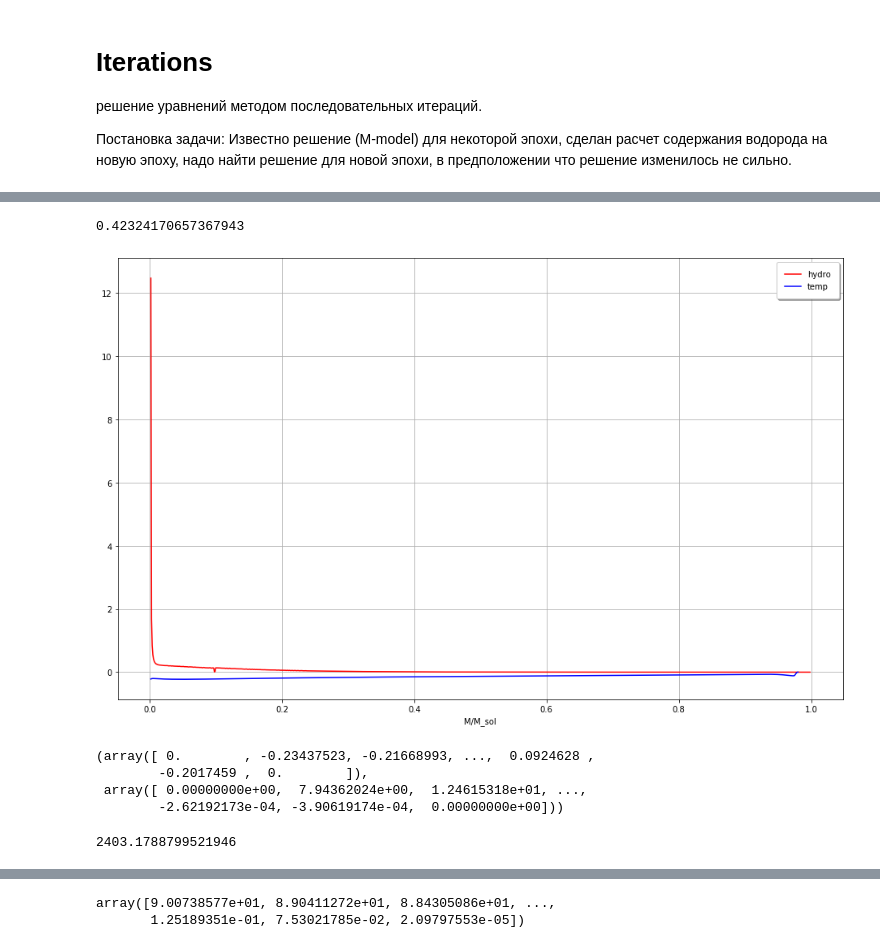
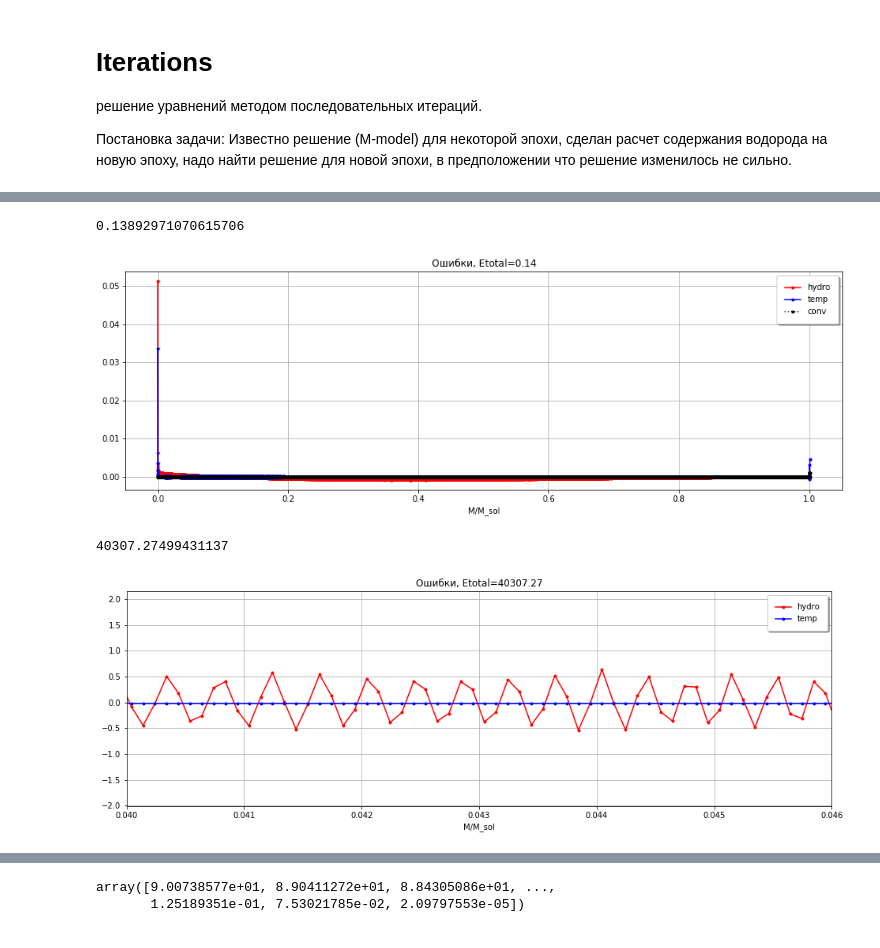
Before and after one commit to boangri/StarModels, a Jupyter notebook: Iterations.ipynb, the cells around one changed output, grey strips where cells are left out. Cells and saved outputs as stored; diff of their text form; code cells hidden in the pictures.

```diff
--- a/Iterations.ipynb
+++ b/Iterations.ipynb
@@ -29,7 +24,7 @@ pi = math.pi
 Z = s.Z
 # %%
 def load_model(epoch):
-    filename = 'Mass/3epoch%.02d.csv' % epoch
+    filename = 'Mass/4epoch%.02d.csv' % epoch
     return pd.read_csv(filename)
 # %%
 # Загружаем известное решение (M-model)
@@ -133,6 +109,35 @@ def Error(df):
+# %%
+etot = Error(df0)
+etot
+# %% [output]
+0.13892971070615706
+# %%
+plt.figure(figsize=(16, 5))
+ax = plt.axes()
+m1 = m/s.M
+plt.plot(m1[1:-1], ea[1:-1], marker='.', color='red', label='hydro')
+plt.plot(m1[1:-1], eb[1:-1], marker='.', color='blue', label='temp')
+plt.plot(m1[1:-1], c[1:-1]*.001, ':k', marker='.', label='conv')
+# # plt.xlim(0.,0.01)
+# plt.xlim(0.95,1.0)
+# # plt.ylim(-0.01, 0.01)
+plt.xlabel('M/M_sol')
+plt.ylabel('')
+plt.title('Ошибки, Etotal=%.2f' % etot)
+ax.grid(b=True, which='both')
+ax.legend(fancybox=True, framealpha=1, shadow=True, borderpad=1);
+# %% [output]
+[figure, added]
 # %%
 df = df0.copy()
-# %%
-Error(df)
-# %% [output]
-0.42324170657367943
+# %%
+m = df.Mass.values
+r = df.Radius.values
+t = df.Temperature.values
+d = df.Density.values
+l = df.Luminosity.values
+x = df.Hydrogen.values
+k = df.Opacity.values
+c = df.Convection.values
+p = df.Pressure.values
+v = df.Velocity.values
@@ -139,22 +160,24 @@ Error(df)
+# %%
+count = 0
+etot = Error(df)
+err[count] = etot
+etot
+# %% [output]
+40307.27499431137
 # %%
-plt.figure(figsize=(16, 10))
+plt.figure(figsize=(16, 5))
 ax = plt.axes()
-# plt.plot(r1, c, color='black', label='Convection')
-plt.plot(m[2:-2]/s.M, ea[2:-2], color='red', label='hydro')
-plt.plot(m[2:-20]/s.M, eb[2:-20], color='blue', label='temp')
-# plt.xlim(-0.1,0.1)
-# plt.ylim(-0.1, 0.1)
+m1 = m/s.M
+plt.plot(m1, ea, marker='.', color='red', label='hydro')
+plt.plot(m1, eb, marker='.', color='blue', label='temp')
+# plt.plot(m1, c*.05, ':k', marker='.', label='conv')
+# plt.xlim(0.995,1.002)
+plt.xlim(0.04,0.046)
+plt.ylim(-2.01, 2.15)
 plt.xlabel('M/M_sol')
 plt.ylabel('')
-# plt.title('Error %.2f' % etot)
+plt.title('Ошибки, Etotal=%.2f' % etot)
 ax.grid(b=True, which='both')
 ax.legend(fancybox=True, framealpha=1, shadow=True, borderpad=1);
 # %% [output]
-[figure, old version]
+[figure, new version]
-# %%
-eb, ea
-# %% [output]
-(array([ 0.        , -0.23437523, -0.21668993, ...,  0.0924628 ,
-        -0.2017459 ,  0.        ]),
- array([ 0.00000000e+00,  7.94362024e+00,  1.24615318e+01, ...,
-        -2.62192173e-04, -3.90619174e-04,  0.00000000e+00]))
@@ -171,9 +184,3 @@ for i in range(dimM):
-# %%
-count = 0
-err[count] = Error(df)
-err[count]
-# %% [output]
-2403.1788799521946
 # %%
 %%time
 """
```
Also changed, not shown: parts of 10 cells of this notebook, 5 other files.
